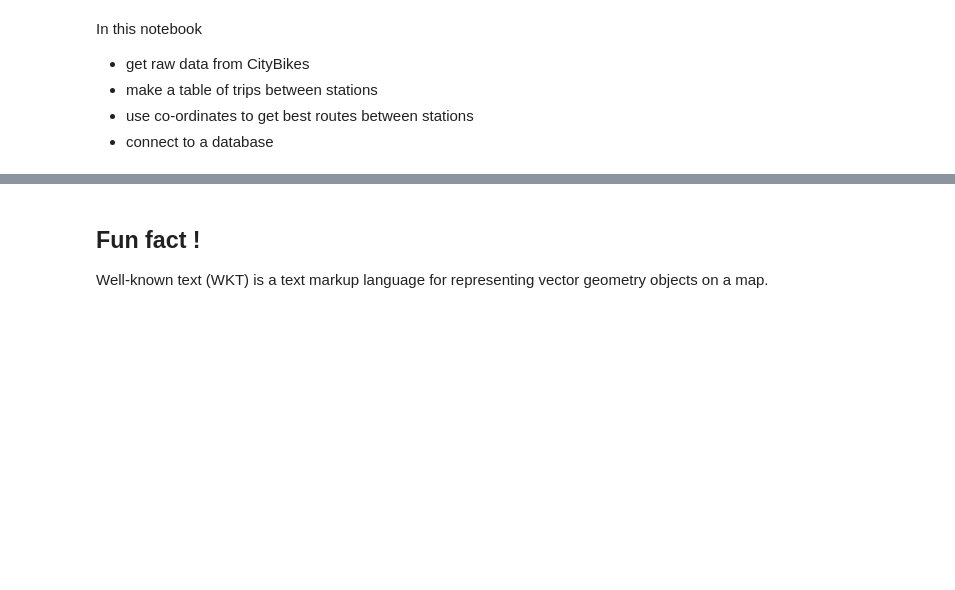
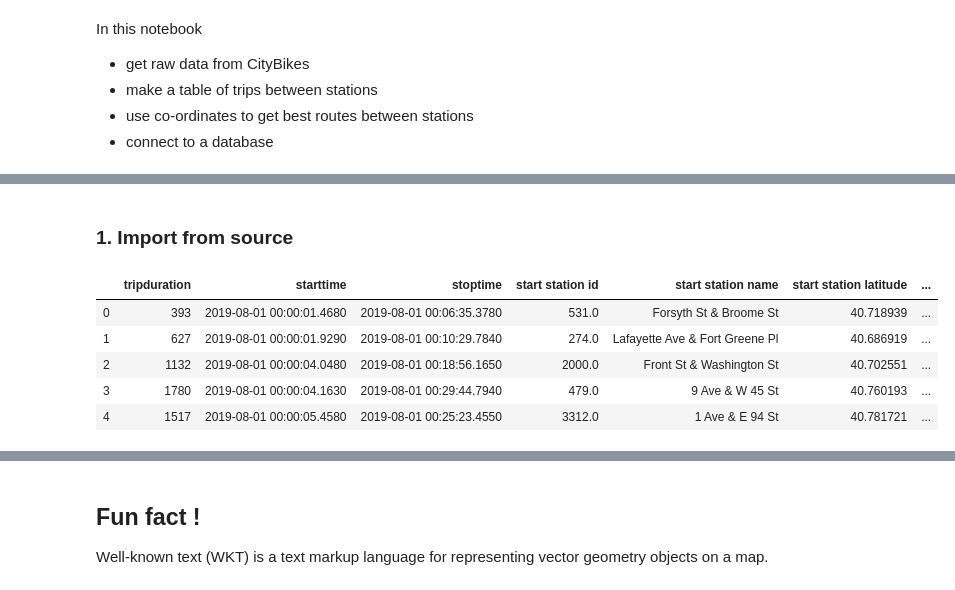
Before and after one commit to iskandari/gisdata, a Jupyter notebook: geodataframe.ipynb, the cells around one changed output, grey strips where cells are left out. Cells and saved outputs as stored; diff of their text form; code cells hidden in the pictures; blank space fills up the shorter version.

```diff
--- a/geodataframe.ipynb
+++ b/geodataframe.ipynb
@@ -24,0 +31,13 @@ import psycopg2
+# %% [markdown]
+### 1. Import from source ###
+# %%
+data = pd.read_csv("data/201908-citibike-tripdata.csv")
+# %%
+data.head()
+# %% [output]
+|  | tripduration | starttime | stoptime | start station id | start station name | start station latitude | ... |
+| 0 | 393 | 2019-08-01 00:00:01.4680 | 2019-08-01 00:06:35.3780 | 531.0 | Forsyth St & Broome St | 40.718939 | ... |
+| 1 | 627 | 2019-08-01 00:00:01.9290 | 2019-08-01 00:10:29.7840 | 274.0 | Lafayette Ave & Fort Greene Pl | 40.686919 | ... |
+| 2 | 1132 | 2019-08-01 00:00:04.0480 | 2019-08-01 00:18:56.1650 | 2000.0 | Front St & Washington St | 40.702551 | ... |
+| 3 | 1780 | 2019-08-01 00:00:04.1630 | 2019-08-01 00:29:44.7940 | 479.0 | 9 Ave & W 45 St | 40.760193 | ... |
+| 4 | 1517 | 2019-08-01 00:00:05.4580 | 2019-08-01 00:25:23.4550 | 3312.0 | 1 Ave & E 94 St | 40.781721 | ... |
```
Also changed, not shown: parts of 57 cells of this notebook.
